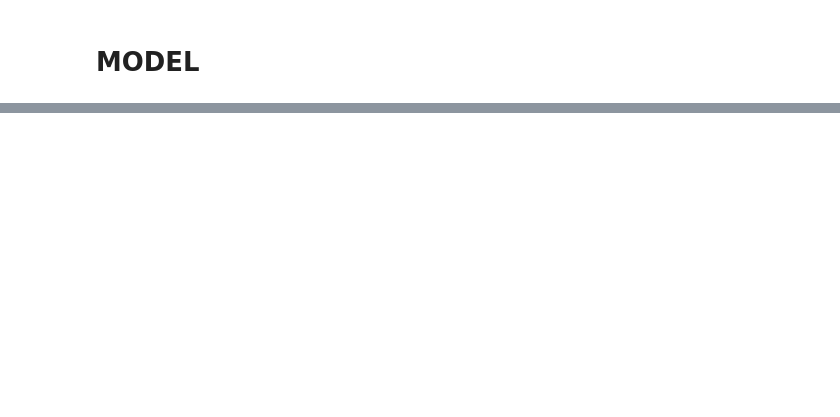
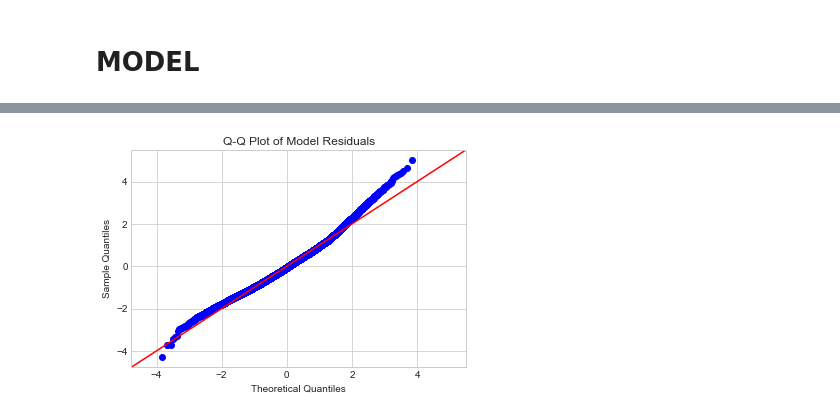
Before and after one commit to douglaspsteen/dsc-v2-mod1-final-project-online-ds-ft-100719, a Jupyter notebook: student.ipynb, the cells around one changed output, grey strips where cells are left out. Cells and saved outputs as stored; diff of their text form; code cells hidden in the pictures; blank space fills up the shorter version.

```diff
--- a/student.ipynb
+++ b/student.ipynb
@@ -787,0 +776,6 @@ ___
+# %%
+sm.graphics.qqplot(model_RFE.resid, line='45', fit=True)
+plt.title('Q-Q Plot of Model Residuals')
+plt.show()
+# %% [output]
+[figure, added]
```
Also changed, not shown: parts of 108 cells of this notebook, 3 other files.
